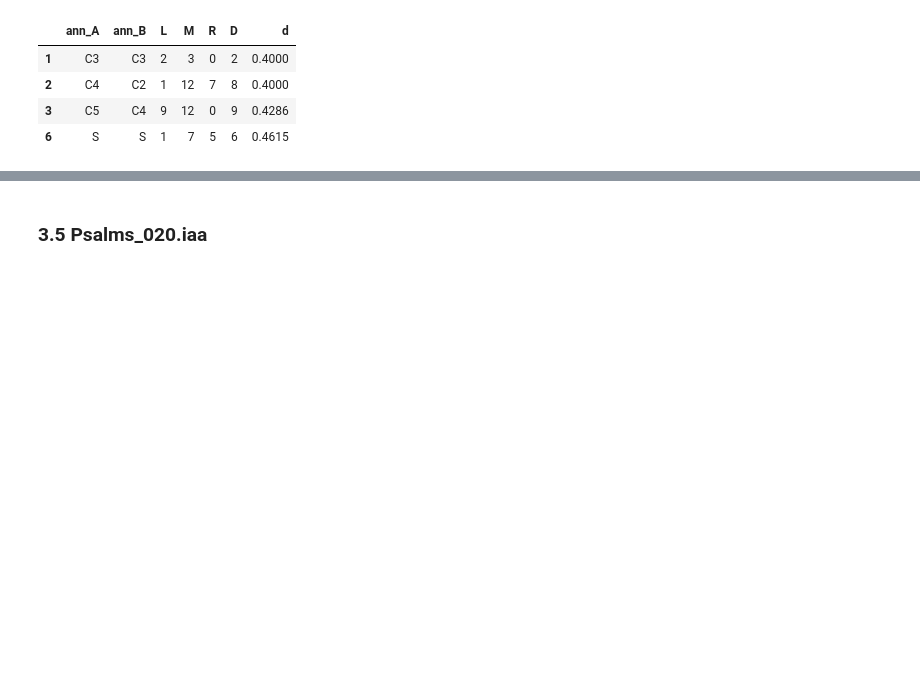
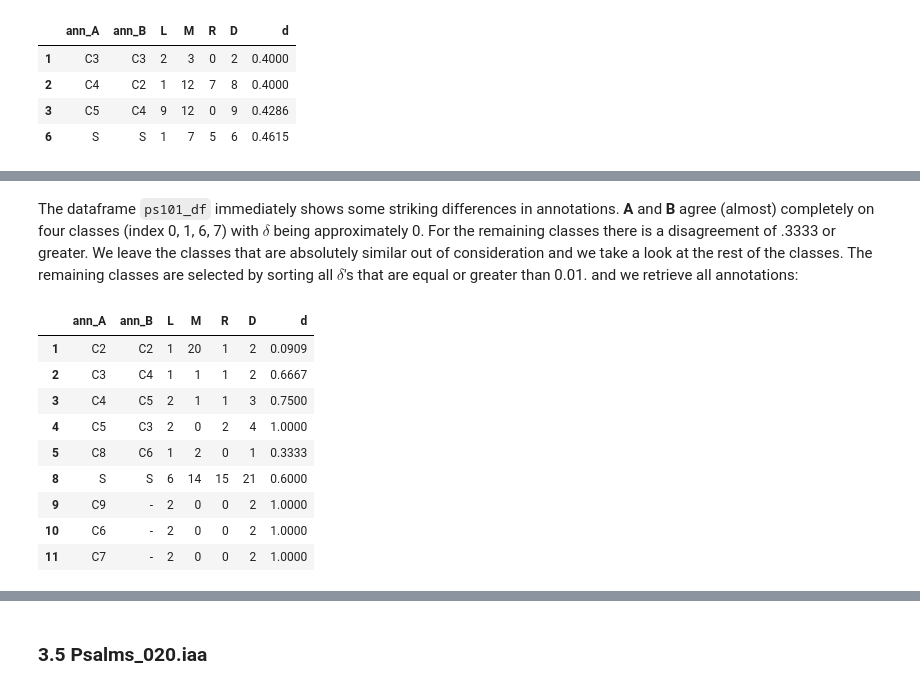
Before and after one commit to cmerwich/participant-analysis, a Jupyter notebook: iaa/iaa-analysis.ipynb, the cells around one changed output, grey strips where cells are left out. Cells and saved outputs as stored; diff of their text form; code cells hidden in the pictures; blank space fills up the shorter version.

```diff
--- a/iaa/iaa-analysis.ipynb
+++ b/iaa/iaa-analysis.ipynb
@@ -346,2 +402,17 @@ The conclusion is that the relatively low IAA measure can mostly be attributed t
+# %% [markdown]
+The dataframe `ps101_df` immediately shows some striking differences in annotations. **A** and **B** agree (almost) completely on four classes (index 0, 1, 6, 7) with $\delta$ being approximately 0. For the remaining classes there is a disagreement of .3333 or greater. We leave the classes that are absolutely similar out of consideration and we take a look at the rest of the classes. The remaining classes are selected by sorting all $\delta$'s that are equal or greater than 0.01. and we retrieve all annotations:
+# %%
+ps101_df.loc[(ps101_df['d'] >= 0.01)]
+# %% [output]
+|  | ann_A | ann_B | L | M | R | D | d |
+| 1 | C2 | C2 | 1 | 20 | 1 | 2 | 0.0909 |
+| 2 | C3 | C4 | 1 | 1 | 1 | 2 | 0.6667 |
+| 3 | C4 | C5 | 2 | 1 | 1 | 3 | 0.7500 |
+| 4 | C5 | C3 | 2 | 0 | 2 | 4 | 1.0000 |
+| 5 | C8 | C6 | 1 | 2 | 0 | 1 | 0.3333 |
+| 8 | S | S | 6 | 14 | 15 | 21 | 0.6000 |
+| 9 | C9 | - | 2 | 0 | 0 | 2 | 1.0000 |
+| 10 | C6 | - | 2 | 0 | 0 | 2 | 1.0000 |
+| 11 | C7 | - | 2 | 0 | 0 | 2 | 1.0000 |
 # %%
 retrieve_ann('chris_A/Psalms_101.ann', 'gyus_B/Psalms_101.ann')
```
Also changed, not shown: parts of 18 cells of this notebook, 16 other files.
